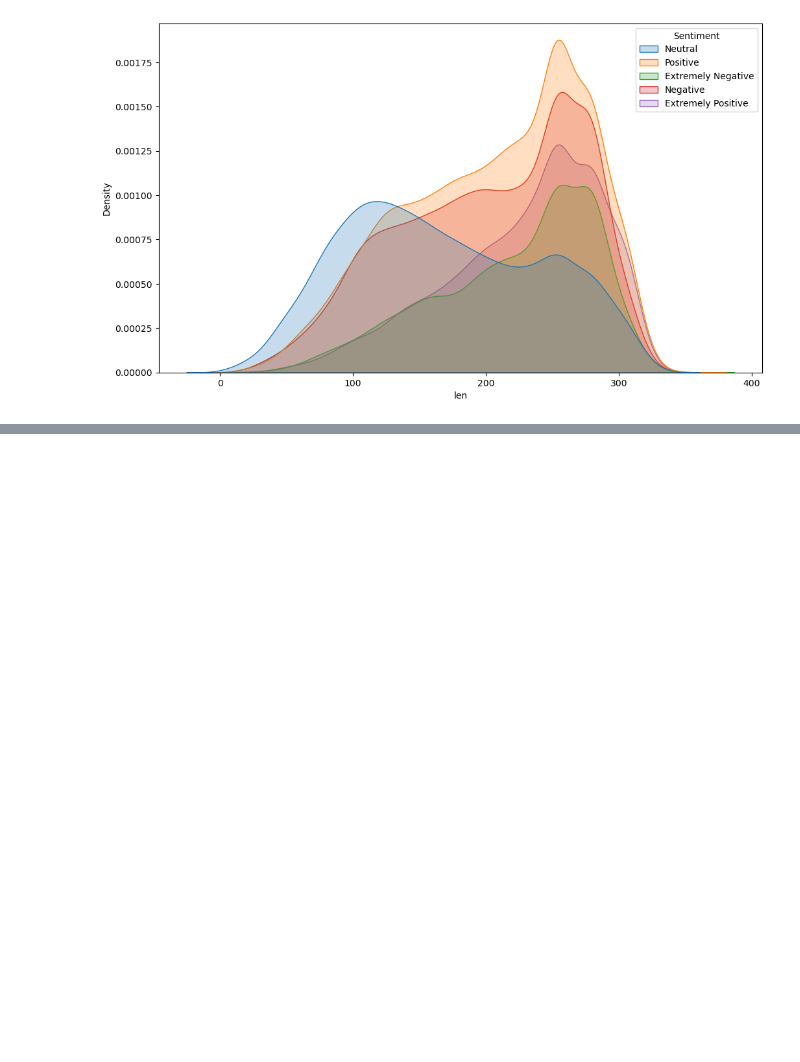
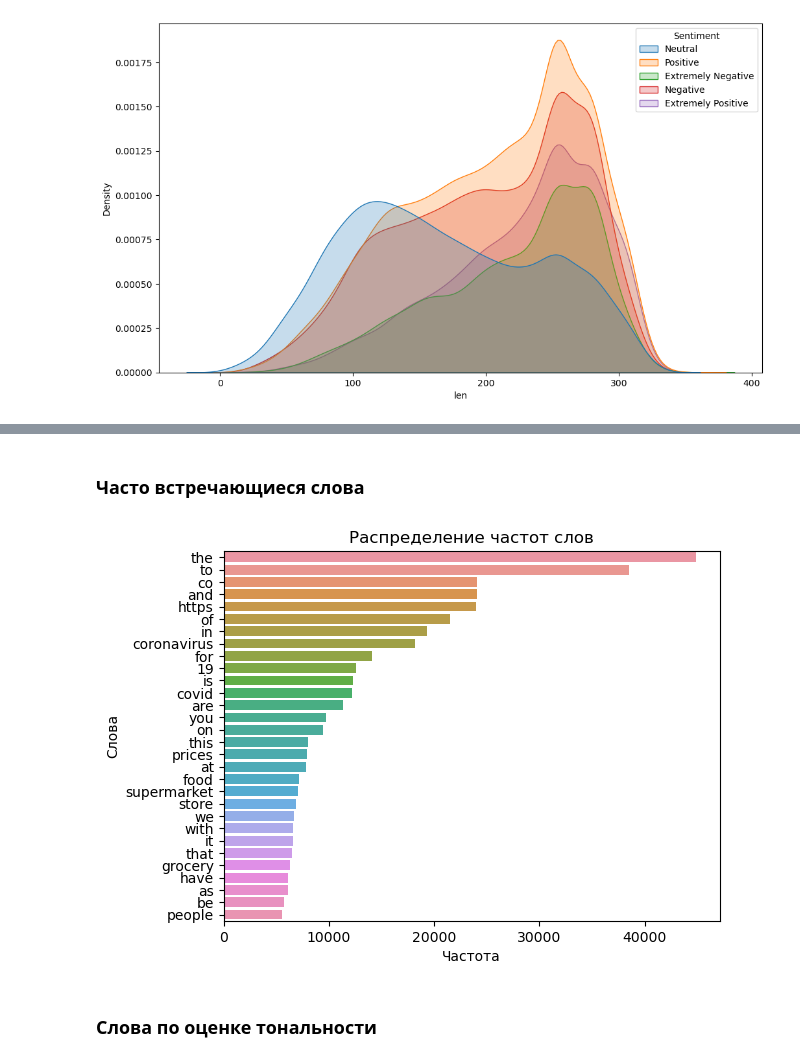
Before and after one commit to golubnichiy/big_data_04_24, a Jupyter notebook: day_08.ipynb, the cells around one changed output, grey strips where cells are left out. Drawn from its saved outputs; the diff is of its cells as text; code cells hidden in the pictures; blank space fills up the shorter version.

```diff
--- a/day_08.ipynb
+++ b/day_08.ipynb
@@ -93,0 +96,4 @@ plt.show()
+# %%
+from sklearn.feature_extraction.text import CountVectorizer
+cv = CountVectorizer()
+matrix = cv.fit_transform(df['OriginalTweet'])
@@ -93,0 +120,2 @@ plt.show()
+# %%
+word_matrix = pd.DataFrame(matrix.toarray(), columns=cv.get_feature_names_out())
@@ -93,0 +142,16 @@ plt.show()
+# %% [markdown]
+### Часто встречающиеся слова
+# %%
+df_sum = word_matrix.sum(axis=0, skipna=True)
+bow = df_sum.sort_values(ascending=False)[:30]
+bow = pd.DataFrame(bow, columns=["Frequency"])
+# %%
+sns.barplot(x=bow['Frequency'], y=bow.index)
+plt.xlabel('Частота')
+plt.ylabel('Слова')
+plt.title('Распределение частот слов')
+plt.show()
+# %% [output]
+[figure, added]
+# %% [markdown]
+### Слова по оценке тональности
```
Also changed, not shown: parts of 26 cells of this notebook, 1 other file.
